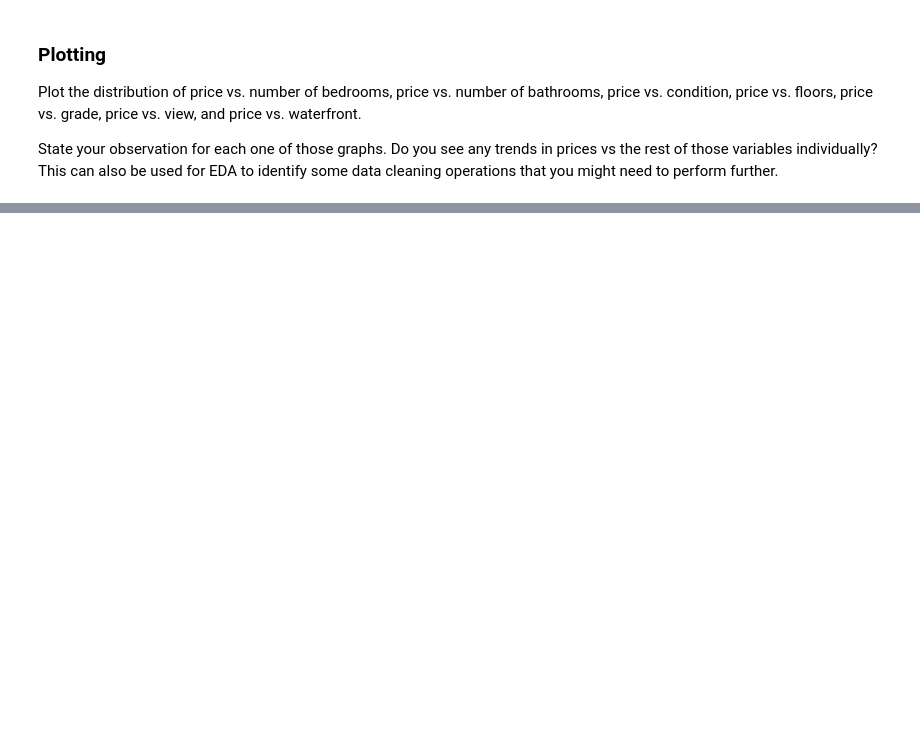
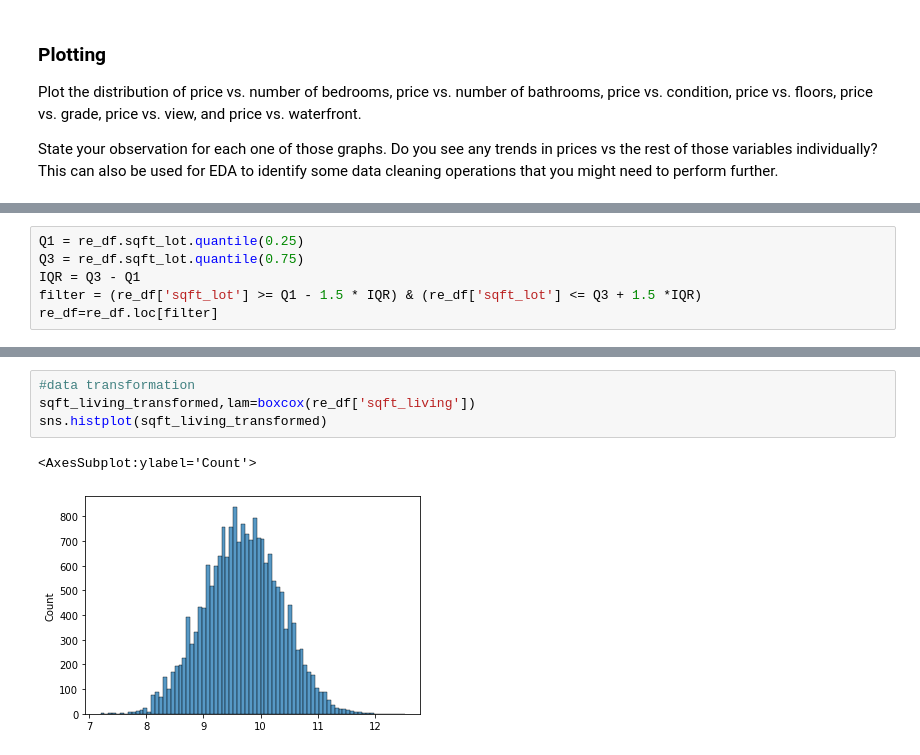
Before and after one commit to dsteffya/Ironhack_midterm_project_BR_DS, a Jupyter notebook: 211115_MP_Modelling_SD_BR.ipynb, the cells around one changed output, grey strips where cells are left out. Cells and saved outputs as stored; diff of their text form; blank space fills up the shorter version.

```diff
--- a/211115_MP_Modelling_SD_BR.ipynb
+++ b/211115_MP_Modelling_SD_BR.ipynb
@@ -152,0 +133,6 @@ plt.show()
+# %%
+Q1 = re_df.sqft_lot.quantile(0.25)
+Q3 = re_df.sqft_lot.quantile(0.75)
+IQR = Q3 - Q1
+filter = (re_df['sqft_lot'] >= Q1 - 1.5 * IQR) & (re_df['sqft_lot'] <= Q3 + 1.5 *IQR)
+re_df=re_df.loc[filter]
@@ -152,0 +148,7 @@ plt.show()
+# %%
+#data transformation
+sqft_living_transformed,lam=boxcox(re_df['sqft_living'])
+sns.histplot(sqft_living_transformed)
+# %% [output]
+<AxesSubplot:ylabel='Count'>
+[figure, added]
```
Also changed, not shown: parts of 52 cells of this notebook.
